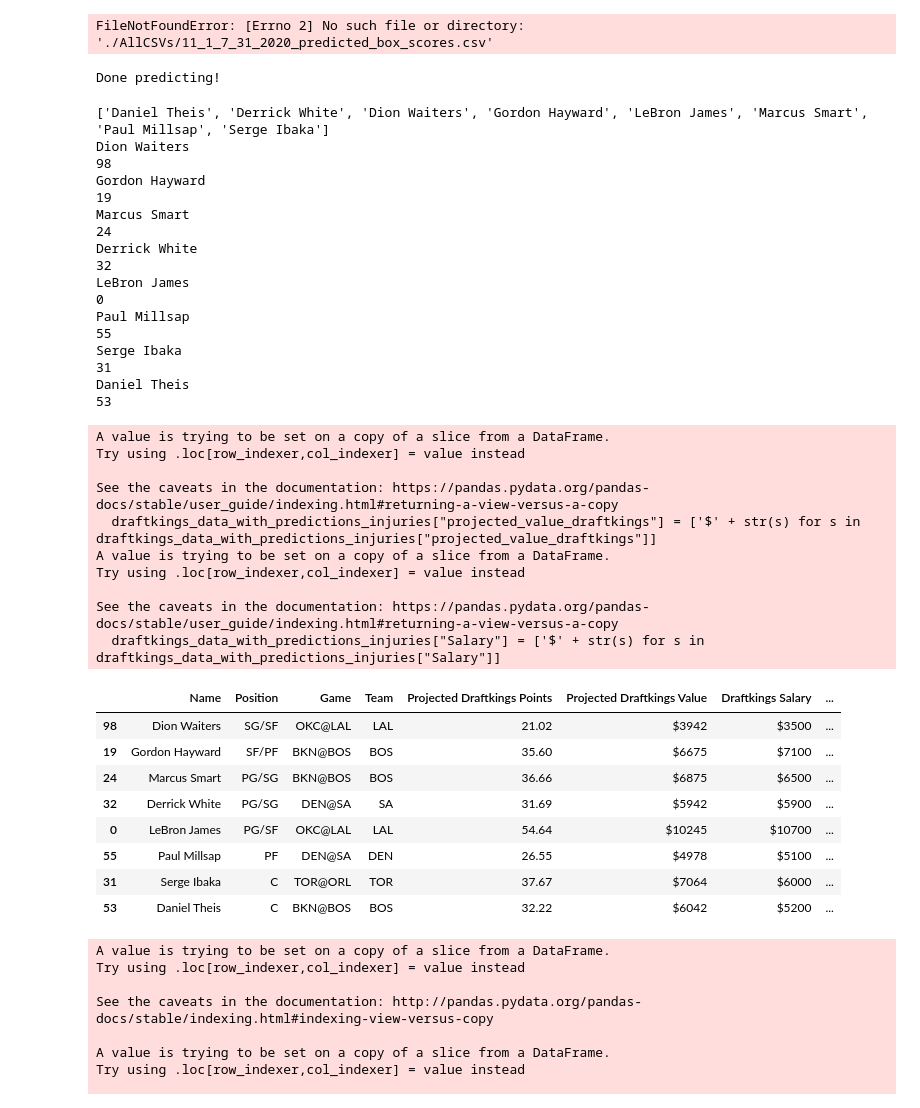
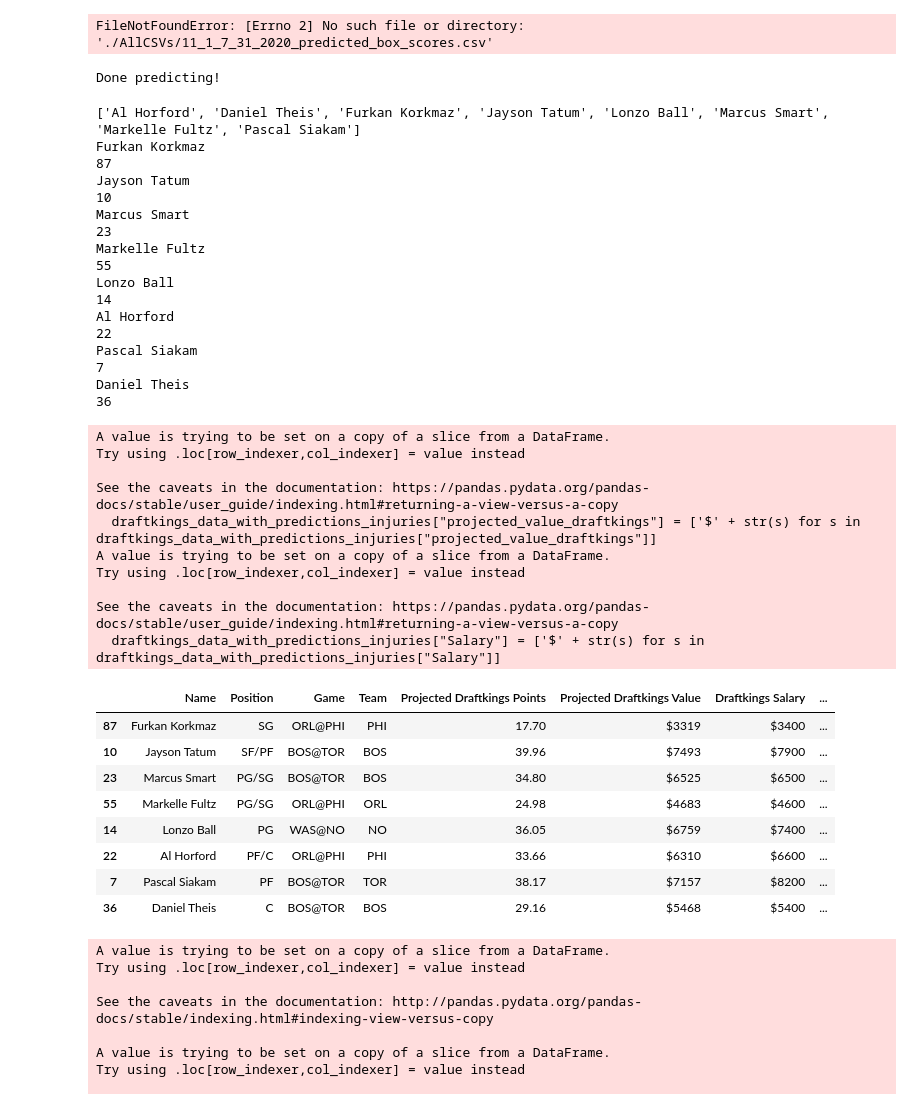
Before and after one commit to Shaviv-Hoffman-Lowitz/Sports-Analytics-Group-at-Berkeley-Machine-Learning-Project, a Jupyter notebook: final_model.ipynb, the cells around one changed output. Cells and saved outputs as stored; diff of their text form; code cells hidden in the pictures.

```diff
--- a/final_model.ipynb
+++ b/final_model.ipynb
@@ -822,6 +804,8 @@ difficult_names_map_fanduel = {"Luka Dončić": "Luka Doncic",
                        "Bojan Bogdanović": "Bojan Bogdanovic",
                         "Nicolò Melli": "Nicolo Melli",
                         "Nikola Jokić": "Nikola Jokic",
+                        "Jusuf Nurkić": "Jusuf Nurkic",
+                        "Goran Dragić": "Goran Dragic",
                         "Dennis Schröder" :"Dennis Schroder",
                        "Gary Payton": "Gary Payton II",
                        "Mohamed Bamba": "Mo Bamba",
@@ -845,6 +829,8 @@ difficult_names_map_draftkings = {"Luka Dončić": "Luka Doncic",
                         "Dāvis Bertāns": "Davis Bertans",
                         "Nicolò Melli": "Nicolo Melli",
                         "Nikola Jokić": "Nikola Jokic",
+                        "Jusuf Nurkić": "Jusuf Nurkic",
+                        "Goran Dragić": "Goran Dragic",
                         "Dennis Schröder" :"Dennis Schroder",
                        "Gary Payton": "Gary Payton II",
                        "Frank Mason": "Frank Mason III",
@@ -976,59 +962,59 @@ def optimal_lineup_draftkings_games(game_date, predictions, draftkings_csv, play
             elif lineup_return.loc[i, "Name"] in punctuation_names.keys():
                 if punctuation_names[lineup_return.loc[i, "Name"]] == fanduel_statline.loc[n, "Name"]:
                     print(i)
                     injury_indicators.append(fanduel_statlines.loc[n, "Injury Indicator"])
                     injury_details.append(fanduel_statlines.loc[n, "Injury Details"])
     lineup_return["Injury Indicator"] = injury_indicators
     lineup_return["Injury Details"] = injury_details
 
     lineup_return.to_csv("./AllCSVs/optimal_draftkings_lineup_" + str(game_date.month) + "_" + str(game_date.day) + "_" + str(game_date.year) + ".csv")
     return csv_return_dfs, csv_return_projections, lineup_return
 
-preds = pd.read_csv("./AllCSVs/predictions_for_08_05_2020_unplayed.csv")
+preds = pd.read_csv("./AllCSVs/predictions_for_08_07_2020_unplayed.csv")
 
-fd_csv = "./AllCSVs/FanDuel-NBA-2020-08-05-47703-players-list.csv"
+fd_csv = "./AllCSVs/FanDuel-NBA-2020-08-07-47833-players-list.csv"
 
-dk_csv = "./AllCSVs/DKSalaries_08052020.csv"
+dk_csv = "./AllCSVs/DKSalaries_08072020.csv"
 
-optimal_lineup_draftkings_games(datetime(2020, 8, 5), preds, dk_csv, ["Jamal Murray", "Bradley Beal", "Spencer Dinwiddie", "Kyrie Irving", "LaMarcus Aldridge", "DeAndre Jordan"])[2]
+optimal_lineup_draftkings_games(datetime(2020, 8, 7), preds, dk_csv, ["Serge Ibaka", "Bradley Beal", "Kyrie Irving", "Spencer Dinwiddie", "DeAndre Jordan", "Marvin Bagley III", "Alex Len", "Davis Bertans", "Domantas Sabonis"])[2]
 # %% [output]
 Done predicting!
-['Daniel Theis', 'Derrick White', 'Dion Waiters', 'Gordon Hayward', 'LeBron James', 'Marcus Smart', 'Paul Millsap', 'Serge Ibaka']
-Dion Waiters
-98
-Gordon Hayward
-19
+['Al Horford', 'Daniel Theis', 'Furkan Korkmaz', 'Jayson Tatum', 'Lonzo Ball', 'Marcus Smart', 'Markelle Fultz', 'Pascal Siakam']
+Furkan Korkmaz
+87
+Jayson Tatum
+10
 Marcus Smart
-24
-Derrick White
-32
-LeBron James
-0
-Paul Millsap
+23
+Markelle Fultz
 55
-Serge Ibaka
-31
+Lonzo Ball
+14
+Al Horford
+22
+Pascal Siakam
+7
 Daniel Theis
-53
+36
 A value is trying to be set on a copy of a slice from a DataFrame.
 Try using .loc[row_indexer,col_indexer] = value instead
 
 See the caveats in the documentation: https://pandas.pydata.org/pandas-docs/stable/user_guide/indexing.html#returning-a-view-versus-a-copy
   draftkings_data_with_predictions_injuries["projected_value_draftkings"] = ['$' + str(s) for s in draftkings_data_with_predictions_injuries["projected_value_draftkings"]]
 A value is trying to be set on a copy of a slice from a DataFrame.
 Try using .loc[row_indexer,col_indexer] = value instead
 
 See the caveats in the documentation: https://pandas.pydata.org/pandas-docs/stable/user_guide/indexing.html#returning-a-view-versus-a-copy
   draftkings_data_with_predictions_injuries["Salary"] = ['$' + str(s) for s in draftkings_data_with_predictions_injuries["Salary"]]
 |  | Name | Position | Game | Team | Projected Draftkings Points | Projected Draftkings Value | Draftkings Salary | ... |
-| 98 | Dion Waiters | SG/SF | OKC@LAL | LAL | 21.02 | $3942 | $3500 | ... |
-| 19 | Gordon Hayward | SF/PF | BKN@BOS | BOS | 35.60 | $6675 | $7100 | ... |
-| 24 | Marcus Smart | PG/SG | BKN@BOS | BOS | 36.66 | $6875 | $6500 | ... |
-| 32 | Derrick White | PG/SG | DEN@SA | SA | 31.69 | $5942 | $5900 | ... |
-| 0 | LeBron James | PG/SF | OKC@LAL | LAL | 54.64 | $10245 | $10700 | ... |
-| 55 | Paul Millsap | PF | DEN@SA | DEN | 26.55 | $4978 | $5100 | ... |
-| 31 | Serge Ibaka | C | TOR@ORL | TOR | 37.67 | $7064 | $6000 | ... |
-| 53 | Daniel Theis | C | BKN@BOS | BOS | 32.22 | $6042 | $5200 | ... |
+| 87 | Furkan Korkmaz | SG | ORL@PHI | PHI | 17.70 | $3319 | $3400 | ... |
+| 10 | Jayson Tatum | SF/PF | BOS@TOR | BOS | 39.96 | $7493 | $7900 | ... |
+| 23 | Marcus Smart | PG/SG | BOS@TOR | BOS | 34.80 | $6525 | $6500 | ... |
+| 55 | Markelle Fultz | PG/SG | ORL@PHI | ORL | 24.98 | $4683 | $4600 | ... |
+| 14 | Lonzo Ball | PG | WAS@NO | NO | 36.05 | $6759 | $7400 | ... |
+| 22 | Al Horford | PF/C | ORL@PHI | PHI | 33.66 | $6310 | $6600 | ... |
+| 7 | Pascal Siakam | PF | BOS@TOR | TOR | 38.17 | $7157 | $8200 | ... |
+| 36 | Daniel Theis | C | BOS@TOR | BOS | 29.16 | $5468 | $5400 | ... |
 # %%
 def regression_by_sample(start_date, end_date, sample_size, weight):
     full_df = box_scores_for_range_of_days(start_date, end_date)
```
Also changed, not shown: parts of 3 cells of this notebook, 17 other files.
